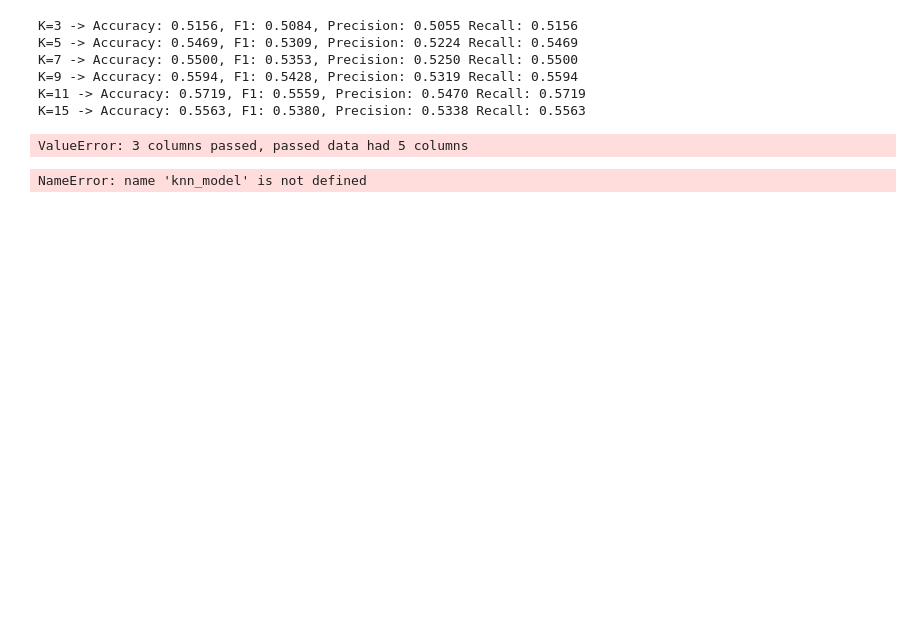
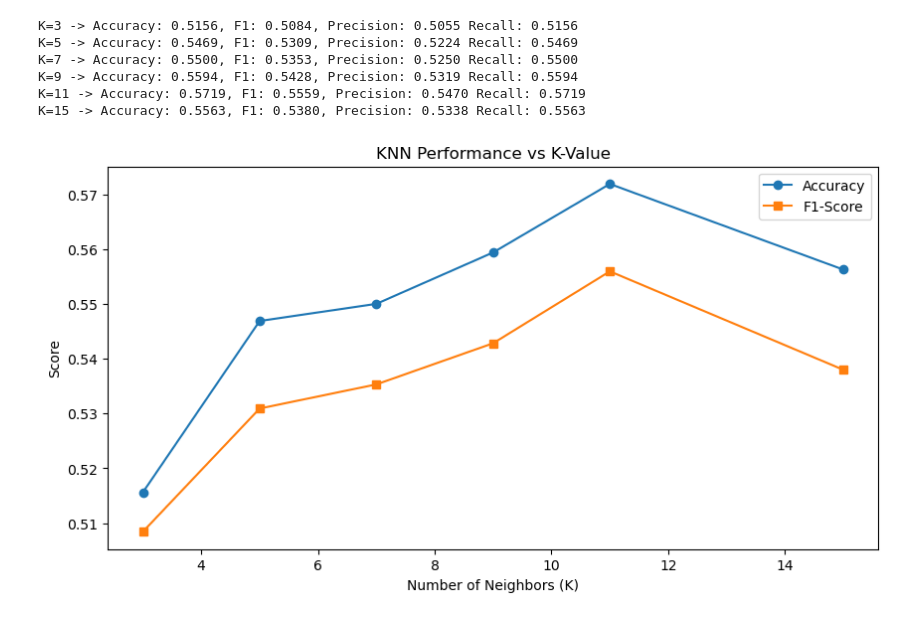
Before and after one commit to luanhoangle05/DATA221_PROJECT_RED_WINE_QUALITY_NEW, a Jupyter notebook: notebooks/03_knn_.ipynb, the cells around one changed output. Saved outputs shown, nothing was run; the diff lists cells and outputs as text; code cells hidden in the pictures; blank space fills up the shorter version.

Commit message:
fixed the errors

```diff
--- a/notebooks/03_knn_.ipynb
+++ b/notebooks/03_knn_.ipynb
@@ -27,7 +27,7 @@ X_test_scaled = scaler.transform(X_test)
 from sklearn.metrics import accuracy_score, precision_score, recall_score, f1_score, roc_auc_score
 # Test different values of K
 k_values = [3, 5, 7, 9, 11, 15]
-scores = []
+scores_of_diferent_k_values = []
 
 # Knn forloop to test different k values
 for current_k_value in k_values:
@@ -35,12 +35,15 @@ for current_k_value in k_values:
     knn_model.fit(X_train_scaled, y_train)
     y_predicted = knn_model.predict(X_test_scaled)
 
+    # Measures the overall percentage of wine samples the model correctly assigned to the right quality rating.
     accuracy_of_the_current_k_value = accuracy_score(y_test, y_predicted)
     f1_score_of_the_current_k_value = f1_score(y_test, y_predicted, average='weighted')
+    #Calculates how many wines the model labeled as a specific quality, belonged to that grade.
     precision_of_the_current_k_value = precision_score(y_test, y_predicted, average='weighted', zero_division=0)
+    # true poritive
     recall_of_the_current_k_value = recall_score(y_test, y_predicted, average='weighted')
 
-    scores.append((current_k_value, accuracy_of_the_current_k_value, f1_score_of_the_current_k_value, precision_of_the_current_k_value, recall_of_the_current_k_value))
+    scores_of_diferent_k_values.append((current_k_value, accuracy_of_the_current_k_value, f1_score_of_the_current_k_value, precision_of_the_current_k_value, recall_of_the_current_k_value))
     print(f"K={current_k_value} -> Accuracy: {accuracy_of_the_current_k_value:.4f}, F1: {f1_score_of_the_current_k_value:.4f}, Precision: {precision_of_the_current_k_value:.4f} Recall: {recall_of_the_current_k_value:.4f}")
 # %% [output]
 K=3 -> Accuracy: 0.5156, F1: 0.5084, Precision: 0.5055 Recall: 0.5156
@@ -51,45 +54,16 @@ K=11 -> Accuracy: 0.5719, F1: 0.5559, Precision: 0.5470 Recall: 0.5719
 K=15 -> Accuracy: 0.5563, F1: 0.5380, Precision: 0.5338 Recall: 0.5563
 # %%
 # Convert scores to Data Frame for easy plotting
-knn_results_data_frame = pd.DataFrame(scores, columns=['K', 'Accuracy', 'F1-Score'])
+knn_results_data_frame = pd.DataFrame(scores_of_diferent_k_values, columns=['K', 'Accuracy', 'F1-Score', 'Precision', 'Recall'])
 
 # Plot the results
 plt.figure(figsize=(10, 5))
 plt.plot(knn_results_data_frame['K'], knn_results_data_frame['Accuracy'], marker='o', label='Accuracy')
 plt.plot(knn_results_data_frame['K'], knn_results_data_frame['F1-Score'], marker='s', label='F1-Score')
 plt.title('KNN Performance vs K-Value')
 plt.xlabel('Number of Neighbors (K)')
 plt.ylabel('Score')
 plt.legend()
 plt.show()
 # %% [output]
-ValueError: 3 columns passed, passed data had 5 columns
+[figure, added]
-# %%
-from sklearn.metrics import accuracy_score, precision_score, recall_score, f1_score, roc_auc_score
-
-# # From the tests it is evident that 11 number of neightbours produses the the highest score
-# # These will be values like 0.12, 0.88, etc.
-# y_pred_probs = knn_model.predict(X_test_scaled)
-
-# # Convert probabilities to binary class labels (0 or 1)
-# # We use a 0.5 threshold: > 0.5 is 'Good' (1), <= 0.5 is 'Bad' (0)
-# y_pred_classes = (y_pred_probs > 0.5).astype(int)
-
-# # Calculate the metrics
-# accuracy = accuracy_score(y_test_bin, y_pred_classes)
-# precision = precision_score(y_test_bin, y_pred_classes)
-# recall = recall_score(y_test_bin, y_pred_classes)
-# f1 = f1_score(y_test_bin, y_pred_classes)
-
-# # 4. Calculate ROC-AUC
-# # CRITICAL: For ROC-AUC, you must use the PROBABILITIES (y_pred_probs), not the classes!
-# roc_auc = roc_auc_score(y_test_bin, y_pred_probs)
-
-# 5. Print the results
-print(f"Accuracy:  {accuracy:.4f}")
-print(f"Precision: {precision:.4f}")
-print(f"Recall:    {recall:.4f}")
-print(f"F1-score:  {f1:.4f}")
-print(f"ROC-AUC:   {roc_auc:.4f}")
-# %% [output]
-NameError: name 'knn_model' is not defined
```
Also changed, not shown: parts of 1 cell of this notebook, 1 other file.
